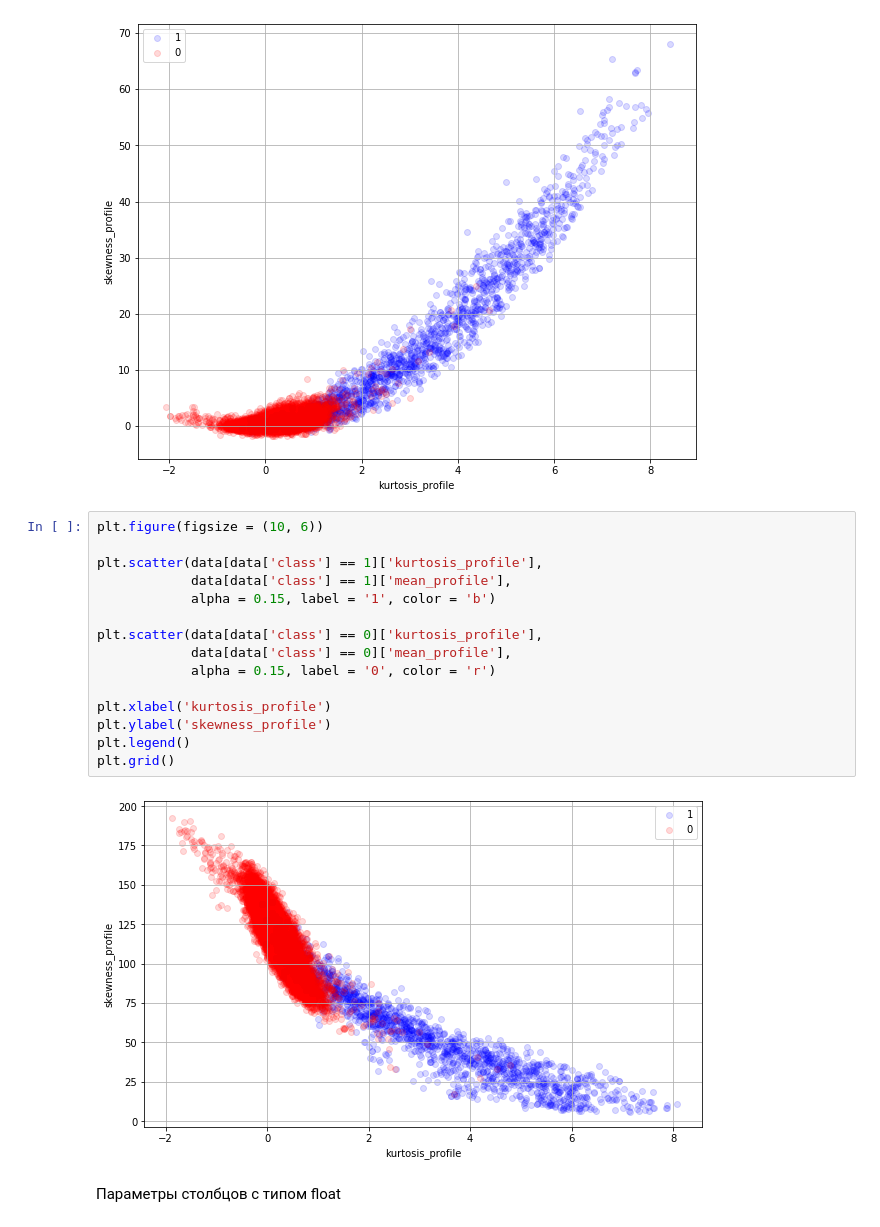
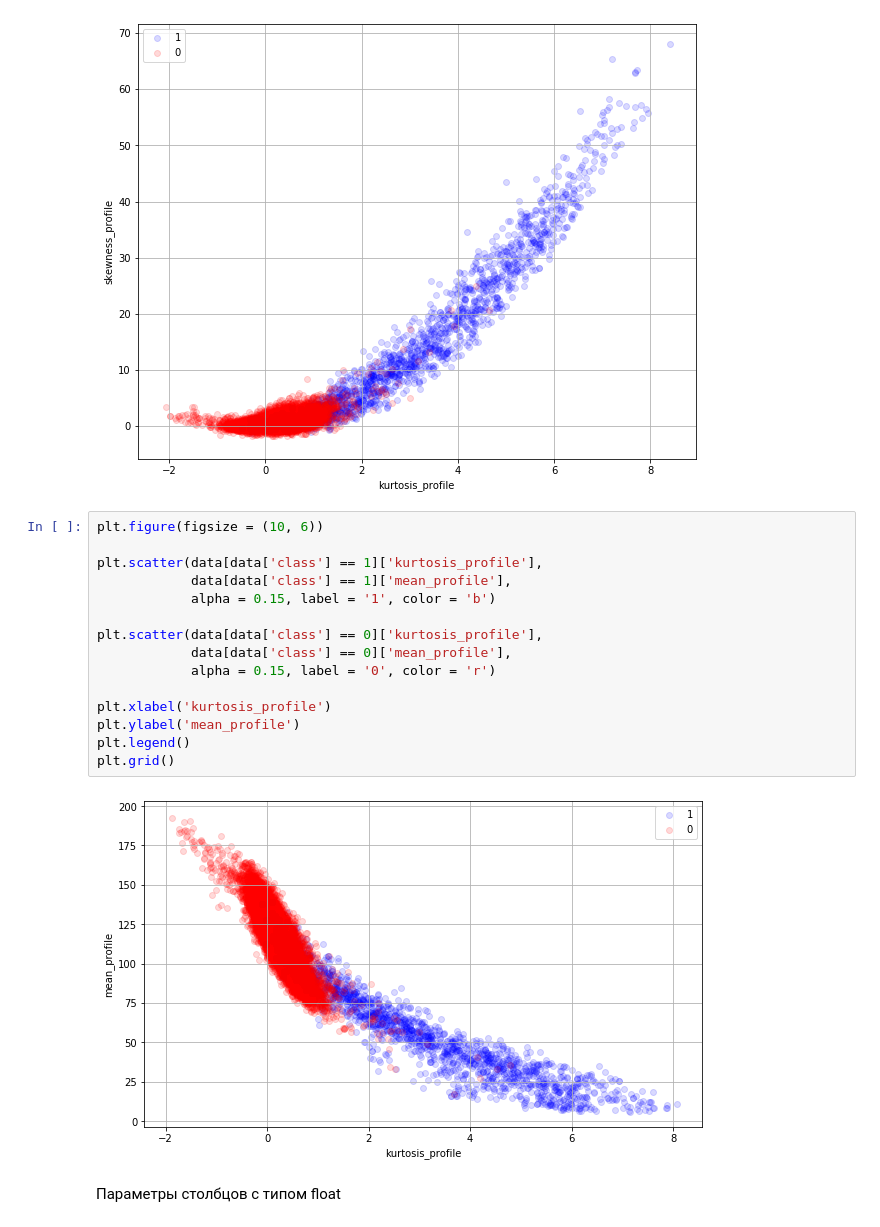
Before and after one commit to SemenDoc/MachineLearningCourse, a Jupyter notebook: Ml_PulsarStar.ipynb, the cells around one changed output. Cells and saved outputs as stored; diff of their text form.

```diff
--- a/Ml_PulsarStar.ipynb
+++ b/Ml_PulsarStar.ipynb
@@ -272,20 +284,20 @@ plt.grid()
 # %%
 plt.figure(figsize = (10, 6))
 
 plt.scatter(data[data['class'] == 1]['kurtosis_profile'],
             data[data['class'] == 1]['mean_profile'],
             alpha = 0.15, label = '1', color = 'b')
 
 plt.scatter(data[data['class'] == 0]['kurtosis_profile'],
             data[data['class'] == 0]['mean_profile'],
             alpha = 0.15, label = '0', color = 'r')
 
 plt.xlabel('kurtosis_profile')
-plt.ylabel('skewness_profile')
+plt.ylabel('mean_profile')
 plt.legend()
 plt.grid()
 # %% [output]
-[figure, old version]
+[figure, new version]
 # %% [markdown]
 Параметры столбцов с типом float
 # %%
```
Also changed, not shown: parts of 26 cells of this notebook.
